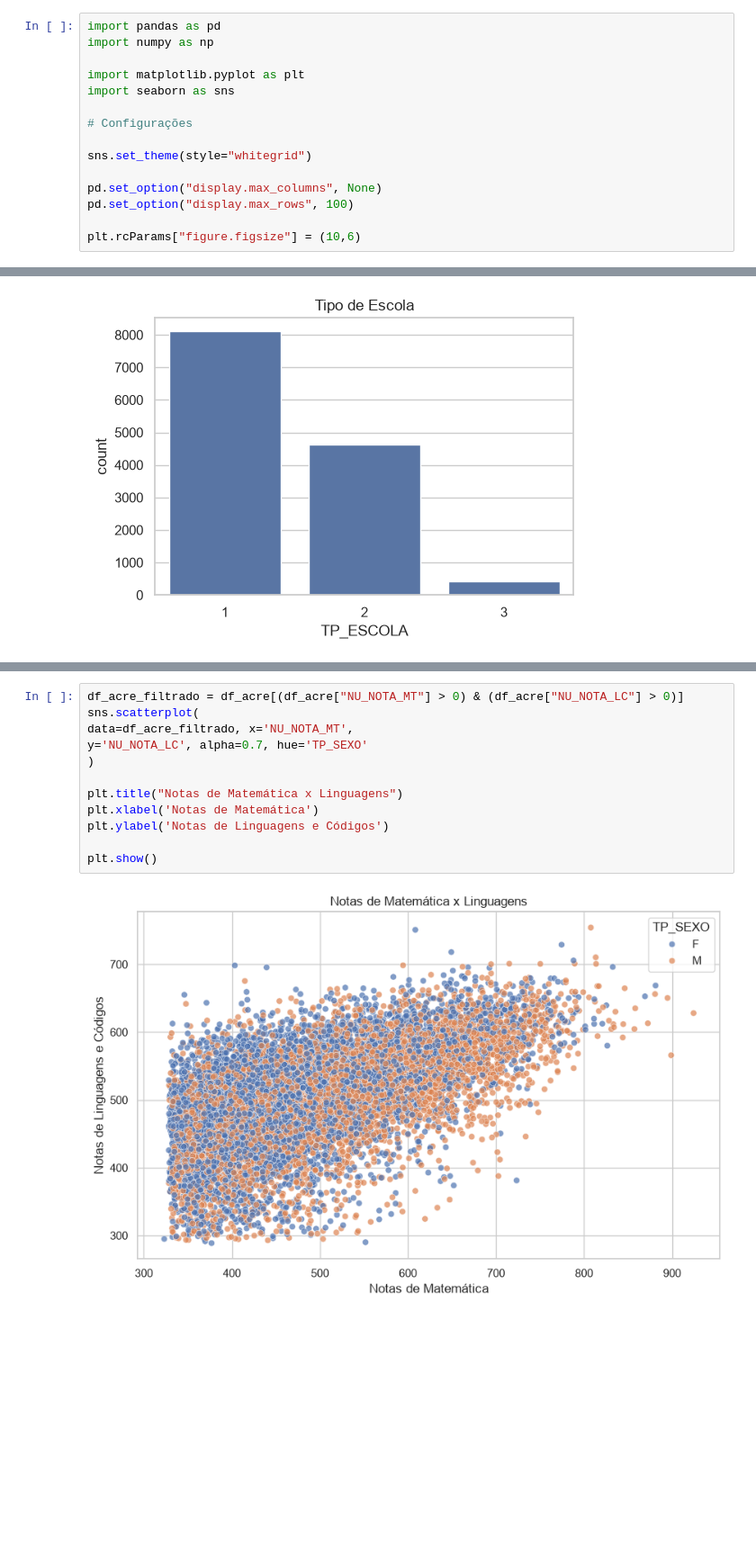
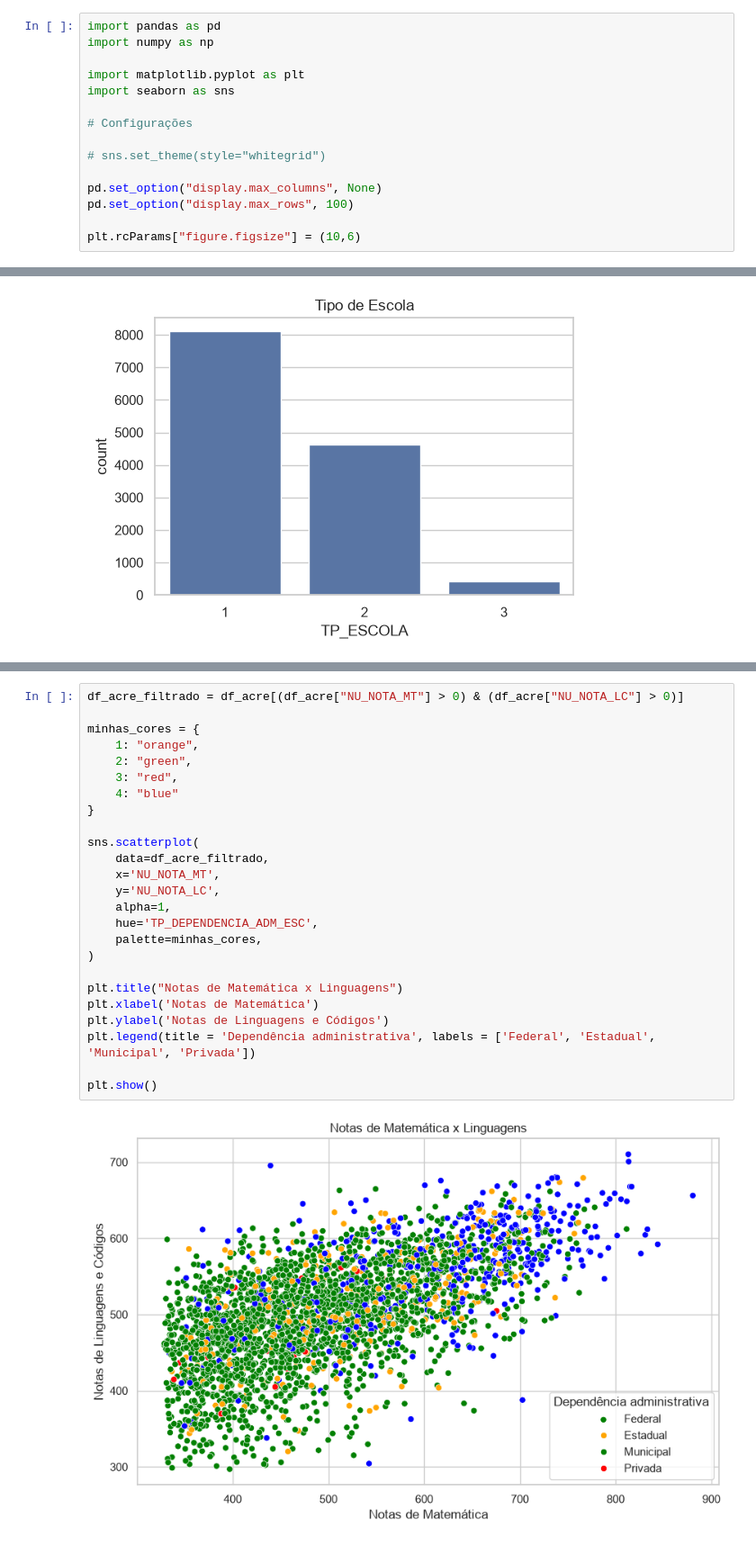
Before and after one commit to mvs105/TESI1---2026.1, a Jupyter notebook: analise_exploratoria_enem_acre.ipynb, the cells around one changed output, grey strips where cells are left out. Shown at 90% size. Cells and saved outputs as stored; diff of their text form; blank space fills up the shorter version.

```diff
--- a/analise_exploratoria_enem_acre.ipynb
+++ b/analise_exploratoria_enem_acre.ipynb
@@ -22,7 +22,7 @@ import seaborn as sns
 
 # Configurações
 
-sns.set_theme(style="whitegrid")
+# sns.set_theme(style="whitegrid")
 
 pd.set_option("display.max_columns", None)
 pd.set_option("display.max_rows", 100)
@@ -302,14 +341,27 @@ plt.show()
 # %%
 df_acre_filtrado = df_acre[(df_acre["NU_NOTA_MT"] > 0) & (df_acre["NU_NOTA_LC"] > 0)]
+
+minhas_cores = {
+    1: "orange",
+    2: "green",
+    3: "red",
+    4: "blue"
+}
+
 sns.scatterplot(
-data=df_acre_filtrado, x='NU_NOTA_MT',
-y='NU_NOTA_LC', alpha=0.7, hue='TP_SEXO'
+    data=df_acre_filtrado,
+    x='NU_NOTA_MT',
+    y='NU_NOTA_LC',
+    alpha=1,
+    hue='TP_DEPENDENCIA_ADM_ESC',
+    palette=minhas_cores,
 )
 
 plt.title("Notas de Matemática x Linguagens")
 plt.xlabel('Notas de Matemática')
 plt.ylabel('Notas de Linguagens e Códigos')
+plt.legend(title = 'Dependência administrativa', labels = ['Federal', 'Estadual', 'Municipal', 'Privada'])
 
 plt.show()
 # %% [output]
-[figure, old version]
+[figure, new version]
```
Also changed, not shown: parts of 7 cells of this notebook.
